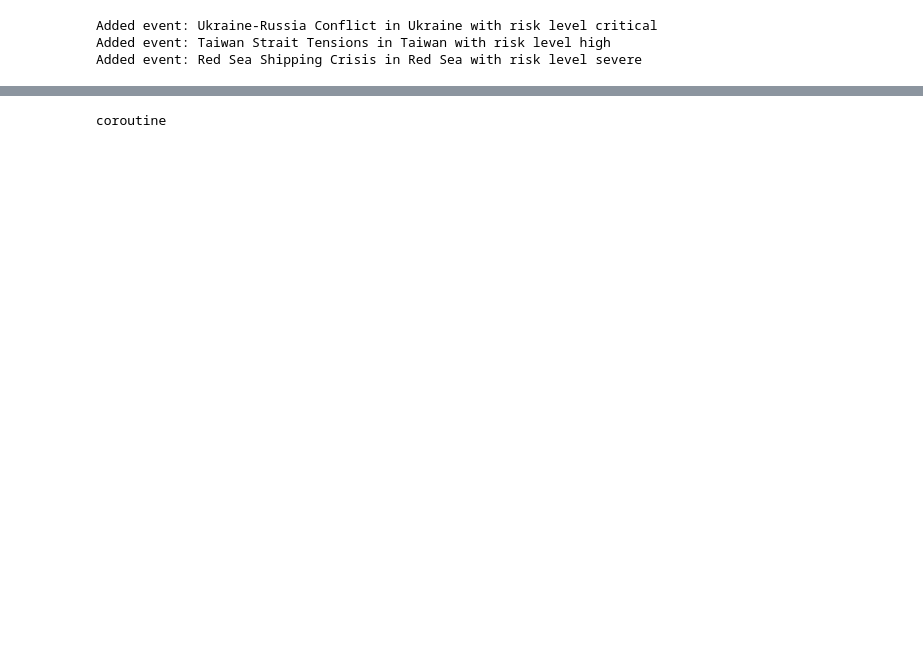
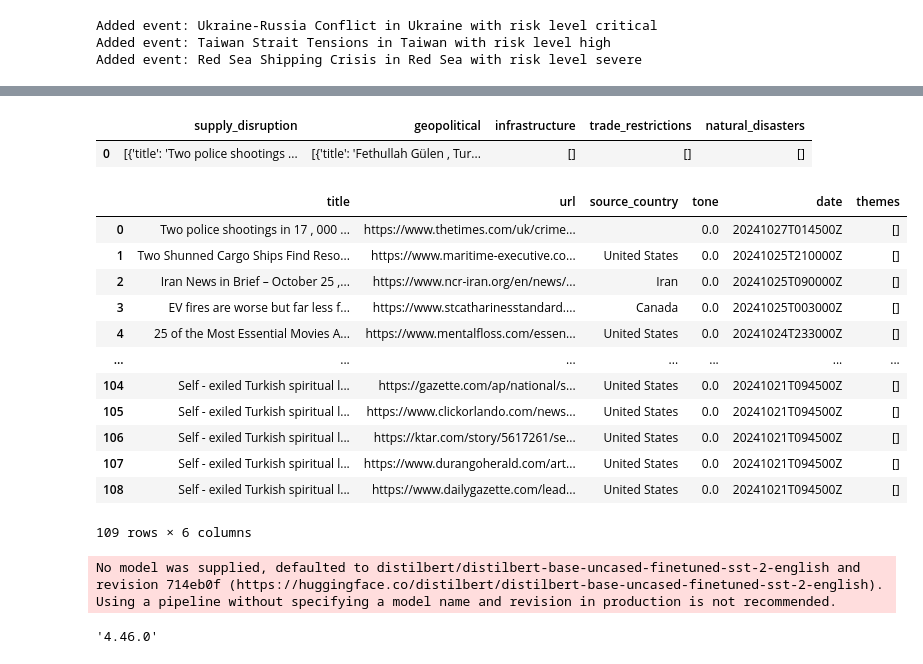
Before and after one commit to yusufprasetyo25/supplyseer, a Jupyter notebook: src/supplyseer/experimental/exotic_supplychain/geo-nb.ipynb, the cells around one changed output, grey strips where cells are left out. Cells and saved outputs as stored; diff of their text form; code cells hidden in the pictures; blank space fills up the shorter version.

```diff
--- a/src/supplyseer/experimental/exotic_supplychain/geo-nb.ipynb
+++ b/src/supplyseer/experimental/exotic_supplychain/geo-nb.ipynb
@@ -58,5 +85,45 @@ type(risks)
-# %%
-risks =  gdelt_monitor.monitor_region_risks("Taiwan", timespan="7d")
-type(risks)
-# %% [output]
-coroutine
+# %%
+# This is the preferred way in Jupyter notebooks
+async def get_risks():
+    async with SupplyChainGDELTMonitor() as gdelt_monitor:
+        risks = await gdelt_monitor.monitor_region_risks("sweden", timespan="7d")
+        return risks
+
+# Then run it with await
+risks = await get_risks()
+pd.json_normalize(risks)
+# %% [output]
+|  | supply_disruption | geopolitical | infrastructure | trade_restrictions | natural_disasters |
+| 0 | [{'title': 'Two police shootings ... | [{'title': 'Fethullah Gülen , Tur... | [] | [] | [] |
+# %%
+output = pd.json_normalize(risks, record_path="geopolitical")
+# %%
+output
+# %% [output]
+|  | title | url | source_country | tone | date | themes |
+| 0 | Two police shootings in 17 , 000 ... | https://www.thetimes.com/uk/crime... |  | 0.0 | 20241027T014500Z | [] |
+| 1 | Two Shunned Cargo Ships Find Reso... | https://www.maritime-executive.co... | United States | 0.0 | 20241025T210000Z | [] |
+| 2 | Iran News in Brief – October 25 ,... | https://www.ncr-iran.org/en/news/... | Iran | 0.0 | 20241025T090000Z | [] |
+| 3 | EV fires are worse but far less f... | https://www.stcatharinesstandard.... | Canada | 0.0 | 20241025T003000Z | [] |
+| 4 | 25 of the Most Essential Movies A... | https://www.mentalfloss.com/essen... | United States | 0.0 | 20241024T233000Z | [] |
+| ... | ... | ... | ... | ... | ... | ... |
+| 104 | Self - exiled Turkish spiritual l... | https://gazette.com/ap/national/s... | United States | 0.0 | 20241021T094500Z | [] |
+| 105 | Self - exiled Turkish spiritual l... | https://www.clickorlando.com/news... | United States | 0.0 | 20241021T094500Z | [] |
+| 106 | Self - exiled Turkish spiritual l... | https://ktar.com/story/5617261/se... | United States | 0.0 | 20241021T094500Z | [] |
+| 107 | Self - exiled Turkish spiritual l... | https://www.durangoherald.com/art... | United States | 0.0 | 20241021T094500Z | [] |
+| 108 | Self - exiled Turkish spiritual l... | https://www.dailygazette.com/lead... | United States | 0.0 | 20241021T094500Z | [] |
+109 rows × 6 columns
+# %%
+from nltk.sentiment import SentimentIntensityAnalyzer
+sia = SentimentIntensityAnalyzer()
+
+from transformers import pipeline
+sentiment_pipeline = pipeline("sentiment-analysis", device="cuda")
+# %% [output]
+No model was supplied, defaulted to distilbert/distilbert-base-uncased-finetuned-sst-2-english and revision 714eb0f (https://huggingface.co/distilbert/distilbert-base-uncased-finetuned-sst-2-english).
+Using a pipeline without specifying a model name and revision in production is not recommended.
+# %%
+import transformers
+transformers.__version__
+# %% [output]
+'4.46.0'
```
Also changed, not shown: parts of 29 cells of this notebook.
